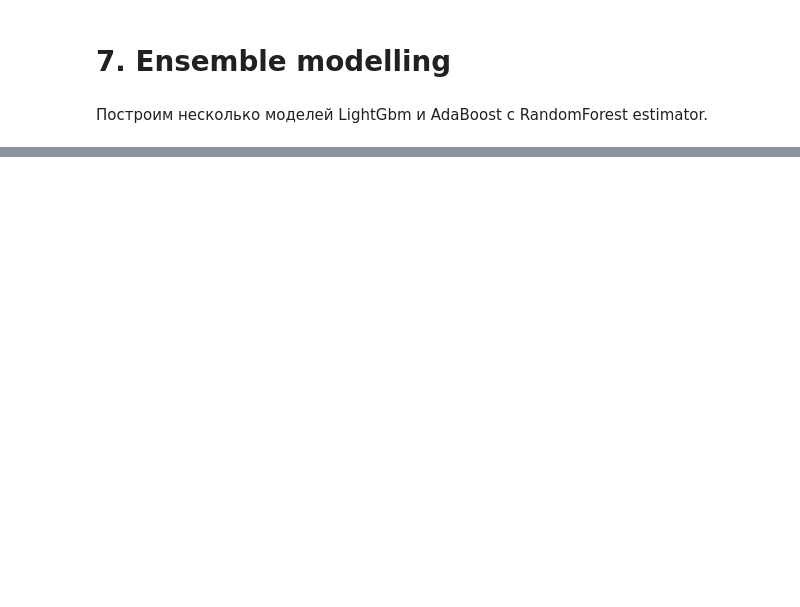
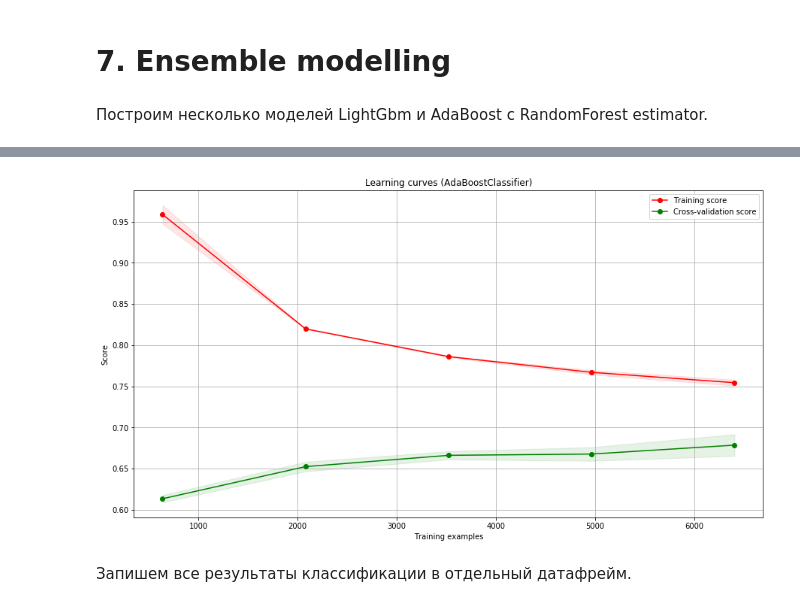
Before and after one commit to doksketch/to-give-or-not-to-give, a Jupyter notebook: credit_scoring.ipynb, the cells around one changed output, grey strips where cells are left out. Saved outputs shown, nothing was run; the diff lists cells and outputs as text; code cells hidden in the pictures; blank space fills up the shorter version.

```diff
--- a/credit_scoring.ipynb
+++ b/credit_scoring.ipynb
@@ -1180,3 +1164,6 @@ with open('ada.pickle', 'wb') as f:
 # 7. Ensemble modelling<a class="anchor" id="ensmod"></a>
 # %% [markdown]
 Построим несколько моделей LightGbm и AdaBoost c RandomForest estimator.
+# %%
+train_df = pd.read_csv('train_features.csv', encoding='utf-8')
+train_df.head()
@@ -1182,0 +1324,6 @@ with open('ada.pickle', 'wb') as f:
+# %%
+df_balanced = balance_df_by_target(train_df, 'Credit Default')
+y = df_balanced['Credit Default']
+X = df_balanced.drop('Credit Default', axis=1)
+X_train, X_test, y_train, y_test = train_test_split(X, y, shuffle=True, test_size=0.30, random_state=21)
+X_train.shape, X_test.shape, y_train.shape, y_test.shape
@@ -1182,0 +1332,15 @@ with open('ada.pickle', 'wb') as f:
+# %%
+%%time
+
+ada = AdaBoostClassifier(RandomForestClassifier(max_depth=2, min_samples_leaf=10, criterion='gini',
+                                               min_samples_split=5, class_weight='balanced',
+                                               max_leaf_nodes=50,
+                                                random_state=43, n_jobs=-1),
+                         algorithm='SAMME.R', random_state=43,
+                        learning_rate=0.6, n_estimators=90)
+ada.fit(X_train, y_train)
+
+y_train_pred_ada = ada.predict(X_train)
+y_test_pred_ada = ada.predict(X_test)
+
+get_classification_report(y_train, y_train_pred_ada, y_test, y_test_pred_ada)
@@ -1182,0 +1365,4 @@ with open('ada.pickle', 'wb') as f:
+# %%
+show_learning_curve_plot(ada, X, y)
+# %% [output]
+[figure, added]
@@ -1182,0 +1374,2 @@ with open('ada.pickle', 'wb') as f:
+# %% [markdown]
+Запишем все результаты классификации в отдельный датафрейм.
```
Also changed, not shown: parts of 42 cells of this notebook.
